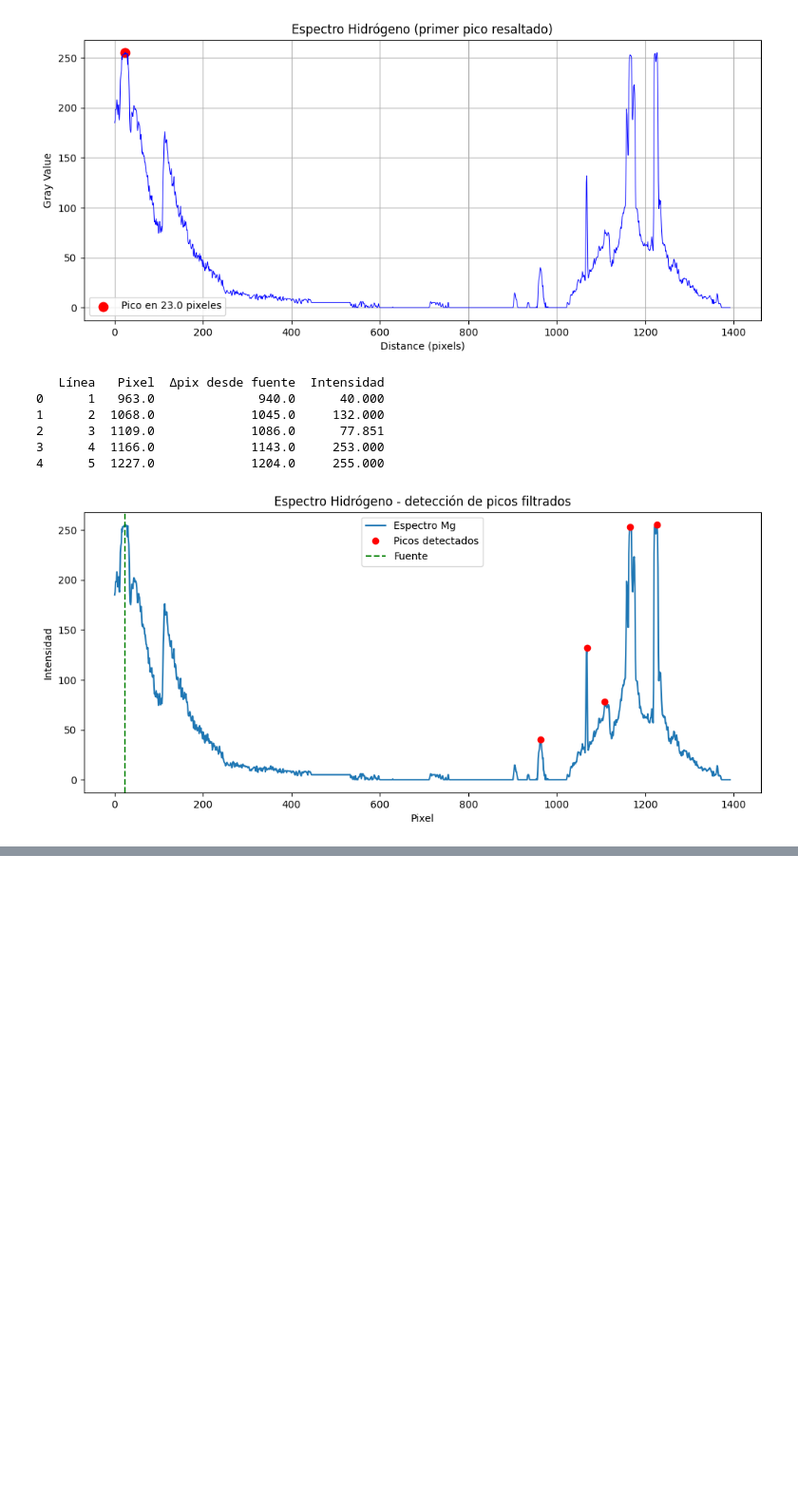
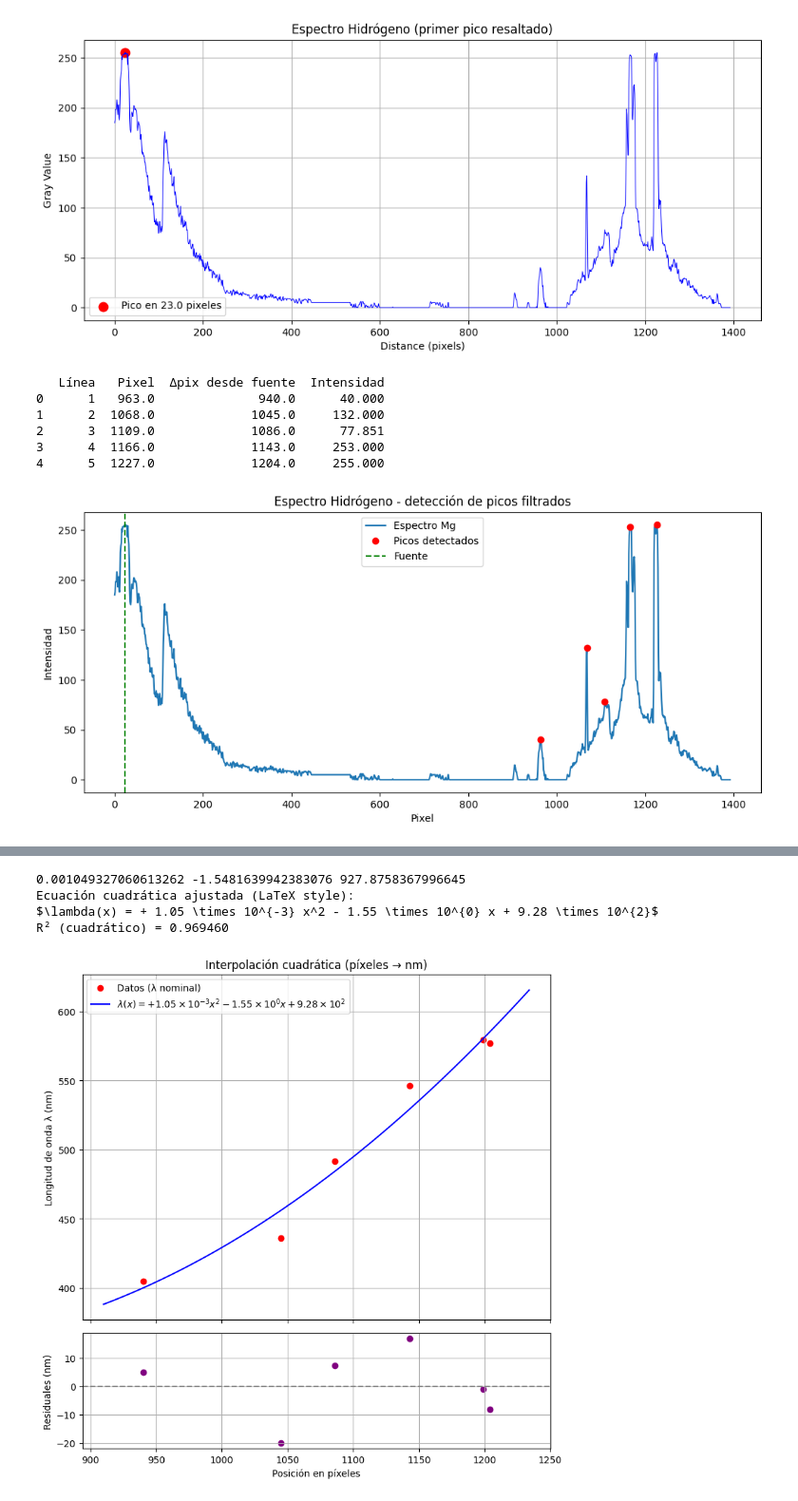
Before and after one commit to KateT840/Laboratorio_moderna, a Jupyter notebook: Lab_2/Codigo_Lab_2_mercurio.ipynb, the cells around one changed output, grey strips where cells are left out. Shown at 95% size. Drawn from its saved outputs; the diff is of its cells as text; code cells hidden in the pictures; blank space fills up the shorter version.

```diff
--- a/Lab_2/Codigo_Lab_2_mercurio.ipynb
+++ b/Lab_2/Codigo_Lab_2_mercurio.ipynb
@@ -137,0 +253,76 @@ plt.show()
+# %%
+#Gráfica longitud de onda y pixeles con regresión cuadrática
+# --- Tus datos ---
+pixeles = np.array([1204.0, 1199.0, 1143.0, 1086.0, 1045.0, 940.0])     # píxeles de tus picos
+lambdas = np.array([576.96, 579.07, 546.1, 491.6, 435.8, 404.7])  # λ nominales (nm)
+
+# --- Ajuste cuadrático ---
+coef = np.polyfit(pixeles, lambdas, 2)  # [a, b, c]
+a, b, c = coef
+print(a,b,c)
+
+# Función para notación 10^n tipo LaTeX sin problemas de signo
+def format_coeff(x):
+    s = f"{abs(x):.2e}"   # base positiva
+    base, exp = s.split("e")
+    sign = "-" if x < 0 else "+"
+    return sign, f"{base} \\times 10^{{{int(exp)}}}"
+
+# Obtener signos y valores
+sign_a, val_a = format_coeff(a)
+sign_b, val_b = format_coeff(b)
+sign_c, val_c = format_coeff(c)
+
+# Mostrar ecuación bonita
+print("Ecuación cuadrática ajustada (LaTeX style):")
+eq_str = f"$\\lambda(x) = {sign_a} {val_a} x^2 {sign_b} {val_b} x {sign_c} {val_c}$"
+print(eq_str)
+
+# --- Predicciones y R² ---
+p = np.poly1d(coef)
+y_fit = p(pixeles)
+ss_res = np.sum((lambdas - y_fit)**2)
+ss_tot = np.sum((lambdas - np.mean(lambdas))**2)
+R2 = 1 - ss_res/ss_tot
+print(f"R² (cuadrático) = {R2:.6f}")
+
+# --- Residuales ---
+residuales = lambdas - y_fit
+
+# --- Gráficas ---
+fig, (ax1, ax2) = plt.subplots(2, 1, figsize=(8,8), sharex=True,
+                               gridspec_kw={'height_ratios':[3,1]})
+
+xs = np.linspace(pixeles.min()-30, pixeles.max()+30, 400)
+ys = p(xs)
+
+ax1.scatter(pixeles, lambdas, color='red', label='Datos (λ nominal)')
+ax1.plot(xs, ys, color='blue', label=eq_str)
+ax1.set_ylabel("Longitud de onda λ (nm)")
+ax1.set_title("Interpolación cuadrática (píxeles → nm)")
+ax1.legend()
+ax1.grid(True)
+
+ax2.scatter(pixeles, residuales, color="purple")
+ax2.axhline(0, color="gray", linestyle="--")
+ax2.set_xlabel("Posición en píxeles")
+ax2.set_ylabel("Residuales (nm)")
+ax2.grid(True)
+
+plt.tight_layout()
+plt.show()
+
+# --- Función de conversión ---
+def pixel_to_lambda_quad(x_pixel):
+    return a*x_pixel**2 + b*x_pixel + c
+
+# Ejemplo
+for px in pixeles:
+    print(f"pixel {px:.1f} -> λ_quad = {pixel_to_lambda_quad(px):.3f} nm "
+          f"(valor nominal: {lambdas[np.where(pixeles==px)][0]:.3f} nm)")
+# %% [output]
+0.001049327060613262 -1.5481639942383076 927.8758367996645
+Ecuación cuadrática ajustada (LaTeX style):
+$\lambda(x) = + 1.05 \times 10^{-3} x^2 - 1.55 \times 10^{0} x + 9.28 \times 10^{2}$
+R² (cuadrático) = 0.969460
+[figure, added]
```
Also changed, not shown: parts of 3 cells of this notebook.
